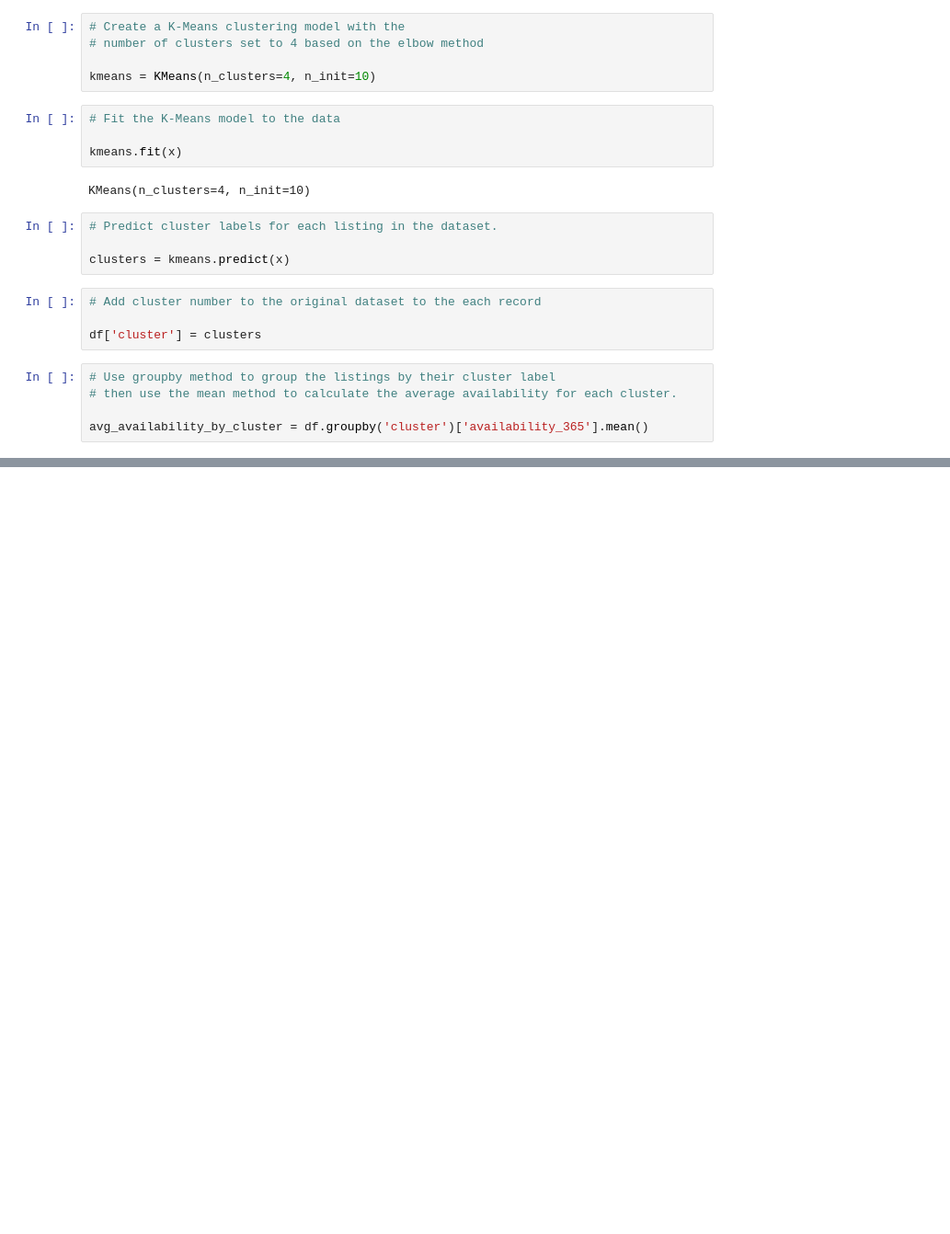
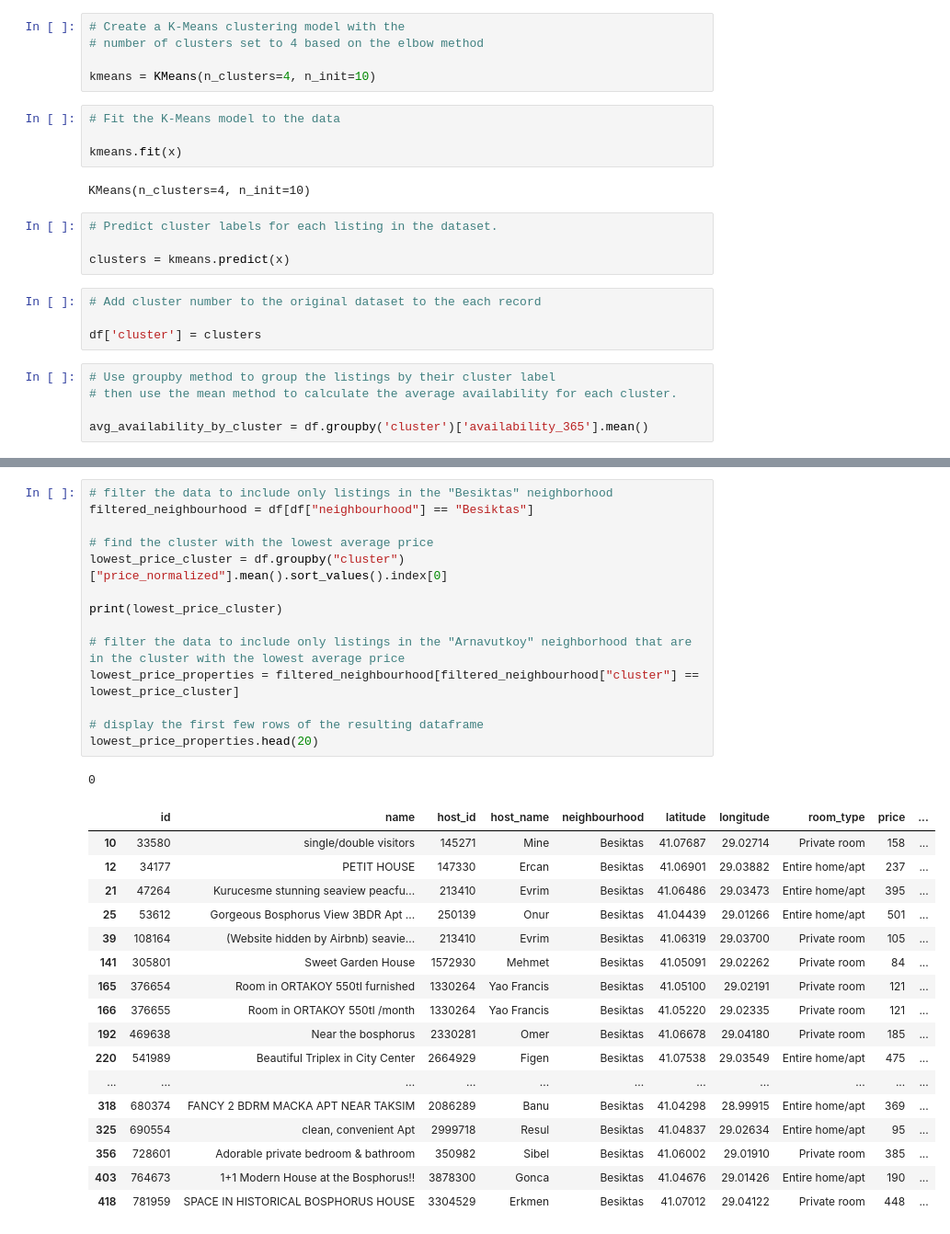
Before and after one commit to farisbegic/airbnb-istanbul-eda, a Jupyter notebook: IstanbulAirBnBEDA.ipynb, the cells around one changed output, grey strips where cells are left out. Shown at 92% size. Cells and saved outputs as stored; diff of their text form; blank space fills up the shorter version.

```diff
--- a/IstanbulAirBnBEDA.ipynb
+++ b/IstanbulAirBnBEDA.ipynb
@@ -444,0 +433,33 @@ df[df.cluster == least_listings_cluster]["price"].mean()
+# %%
+# filter the data to include only listings in the "Besiktas" neighborhood
+filtered_neighbourhood = df[df["neighbourhood"] == "Besiktas"]
+
+# find the cluster with the lowest average price
+lowest_price_cluster = df.groupby("cluster")["price_normalized"].mean().sort_values().index[0]
+
+print(lowest_price_cluster)
+
+# filter the data to include only listings in the "Arnavutkoy" neighborhood that are in the cluster with the lowest average price
+lowest_price_properties = filtered_neighbourhood[filtered_neighbourhood["cluster"] == lowest_price_cluster]
+
+# display the first few rows of the resulting dataframe
+lowest_price_properties.head(20)
+# %% [output]
+0
+|  | id | name | host_id | host_name | neighbourhood | latitude | longitude | room_type | price | ... |
+| 10 | 33580 | single/double visitors | 145271 | Mine | Besiktas | 41.07687 | 29.02714 | Private room | 158 | ... |
+| 12 | 34177 | PETIT HOUSE | 147330 | Ercan | Besiktas | 41.06901 | 29.03882 | Entire home/apt | 237 | ... |
+| 21 | 47264 | Kurucesme stunning seaview peacfu... | 213410 | Evrim | Besiktas | 41.06486 | 29.03473 | Entire home/apt | 395 | ... |
+| 25 | 53612 | Gorgeous Bosphorus View 3BDR Apt ... | 250139 | Onur | Besiktas | 41.04439 | 29.01266 | Entire home/apt | 501 | ... |
+| 39 | 108164 | (Website hidden by Airbnb) seavie... | 213410 | Evrim | Besiktas | 41.06319 | 29.03700 | Private room | 105 | ... |
+| 141 | 305801 | Sweet Garden House | 1572930 | Mehmet | Besiktas | 41.05091 | 29.02262 | Private room | 84 | ... |
+| 165 | 376654 | Room in ORTAKOY 550tl furnished | 1330264 | Yao Francis | Besiktas | 41.05100 | 29.02191 | Private room | 121 | ... |
+| 166 | 376655 | Room in ORTAKOY 550tl /month | 1330264 | Yao Francis | Besiktas | 41.05220 | 29.02335 | Private room | 121 | ... |
+| 192 | 469638 | Near the bosphorus | 2330281 | Omer | Besiktas | 41.06678 | 29.04180 | Private room | 185 | ... |
+| 220 | 541989 | Beautiful Triplex in City Center | 2664929 | Figen | Besiktas | 41.07538 | 29.03549 | Entire home/apt | 475 | ... |
+| ... | ... | ... | ... | ... | ... | ... | ... | ... | ... | ... |
+| 318 | 680374 | FANCY 2 BDRM MACKA APT NEAR TAKSIM | 2086289 | Banu | Besiktas | 41.04298 | 28.99915 | Entire home/apt | 369 | ... |
+| 325 | 690554 | clean, convenient Apt | 2999718 | Resul | Besiktas | 41.04837 | 29.02634 | Entire home/apt | 95 | ... |
+| 356 | 728601 | Adorable private bedroom & bathroom | 350982 | Sibel | Besiktas | 41.06002 | 29.01910 | Private room | 385 | ... |
+| 403 | 764673 | 1+1 Modern House at the Bosphorus!! | 3878300 | Gonca | Besiktas | 41.04676 | 29.01426 | Entire home/apt | 190 | ... |
+| 418 | 781959 | SPACE IN HISTORICAL BOSPHORUS HOUSE | 3304529 | Erkmen | Besiktas | 41.07012 | 29.04122 | Private room | 448 | ... |
```
Also changed, not shown: parts of 10 cells of this notebook.
